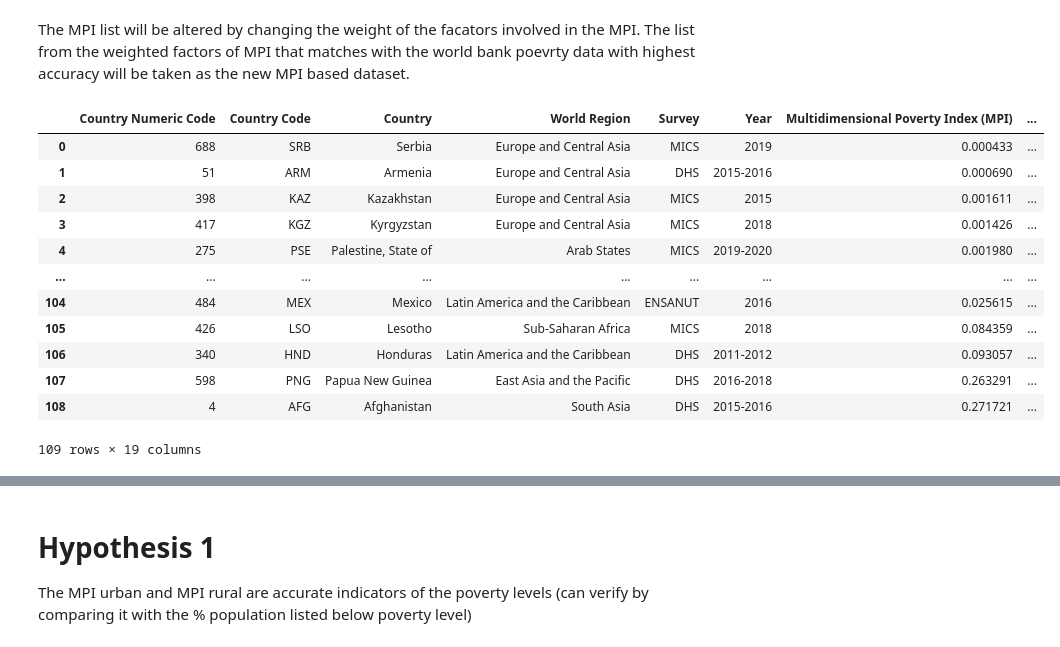
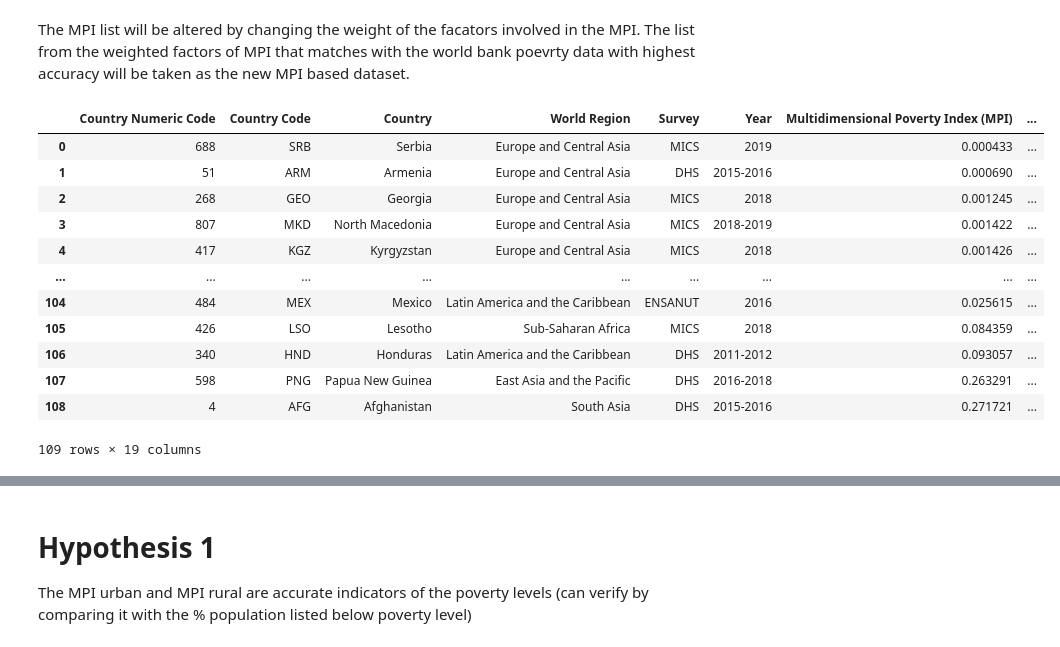
Before and after one commit to sandeepyadav3/2021Fall_finals, a Jupyter notebook: Project Code.ipynb, the cells around one changed output, grey strips where cells are left out. Cells and saved outputs as stored; diff of their text form; code cells hidden in the pictures.

```diff
--- a/Project Code.ipynb
+++ b/Project Code.ipynb
@@ -121,20 +128,20 @@ def getDifferenceInPovertyIn2DFs(primary_df, df, code_or_name_comparision):
 # %% [markdown]
 The MPI list will be altered by changing the weight of the facators involved in the MPI. The list from the weighted factors of MPI that matches with the world bank poevrty data with highest accuracy will be taken as the new MPI based dataset.
 # %%
-weights = [0.06, 0.06, 0.16, 0.06, 0.06, 0.06, 0.16, 0.16, 0.16, 0.06]
+weights = [0.16, 0.16, 0.16, 0.16, 0.06, 0.06, 0.06, 0.06, 0.06, 0.06]
 new_column_name = 'New MPI'
 new_df = mpi_df.loc[:, mpi_df.columns != "Indicator (s) missing"]
 new_df[new_column_name] = createNewMpiCalculatedColumn(weights, new_df, new_column_name)
 new_df = new_df.sort_values(by = 'New MPI')
 new_df = new_df.reset_index(drop=True)
 new_df
 # %% [output]
 |  | Country Numeric Code | Country Code | Country | World Region | Survey | Year | Multidimensional Poverty Index (MPI) | ... |
 | 0 | 688 | SRB | Serbia | Europe and Central Asia | MICS | 2019 | 0.000433 | ... |
 | 1 | 51 | ARM | Armenia | Europe and Central Asia | DHS | 2015-2016 | 0.000690 | ... |
-| 2 | 398 | KAZ | Kazakhstan | Europe and Central Asia | MICS | 2015 | 0.001611 | ... |
-| 3 | 417 | KGZ | Kyrgyzstan | Europe and Central Asia | MICS | 2018 | 0.001426 | ... |
-| 4 | 275 | PSE | Palestine, State of | Arab States | MICS | 2019-2020 | 0.001980 | ... |
+| 2 | 268 | GEO | Georgia | Europe and Central Asia | MICS | 2018 | 0.001245 | ... |
+| 3 | 807 | MKD | North Macedonia | Europe and Central Asia | MICS | 2018-2019 | 0.001422 | ... |
+| 4 | 417 | KGZ | Kyrgyzstan | Europe and Central Asia | MICS | 2018 | 0.001426 | ... |
 | ... | ... | ... | ... | ... | ... | ... | ... | ... |
 | 104 | 484 | MEX | Mexico | Latin America and the Caribbean | ENSANUT | 2016 | 0.025615 | ... |
 | 105 | 426 | LSO | Lesotho | Sub-Saharan Africa | MICS | 2018 | 0.084359 | ... |
```
Also changed, not shown: parts of 30 cells of this notebook.
